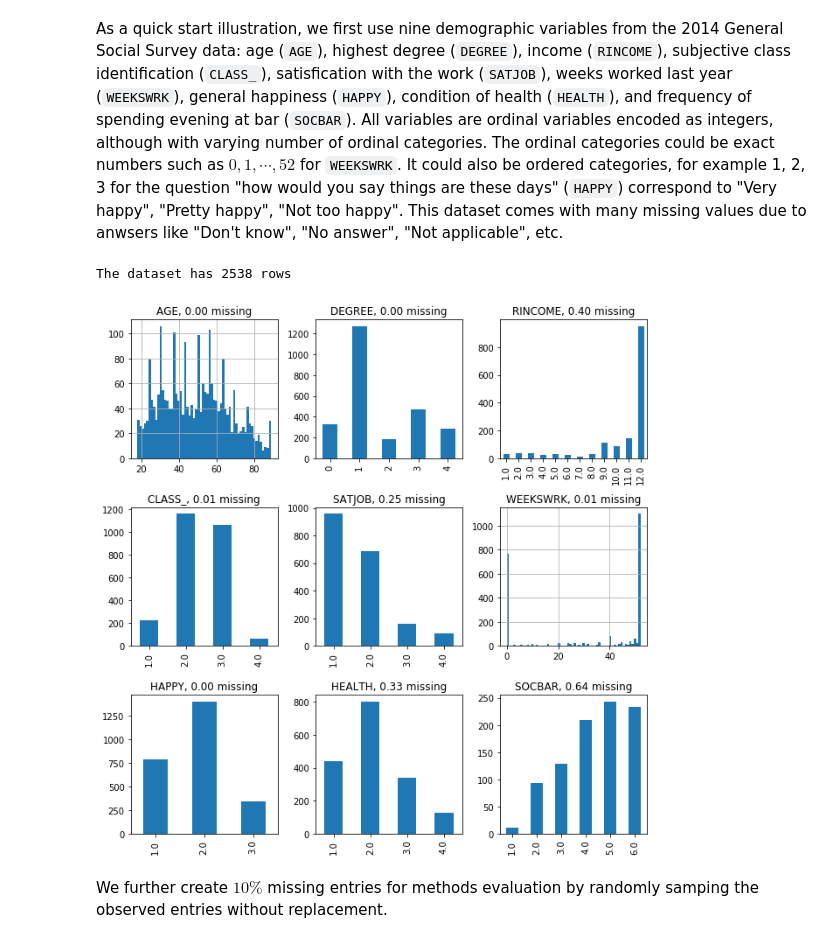
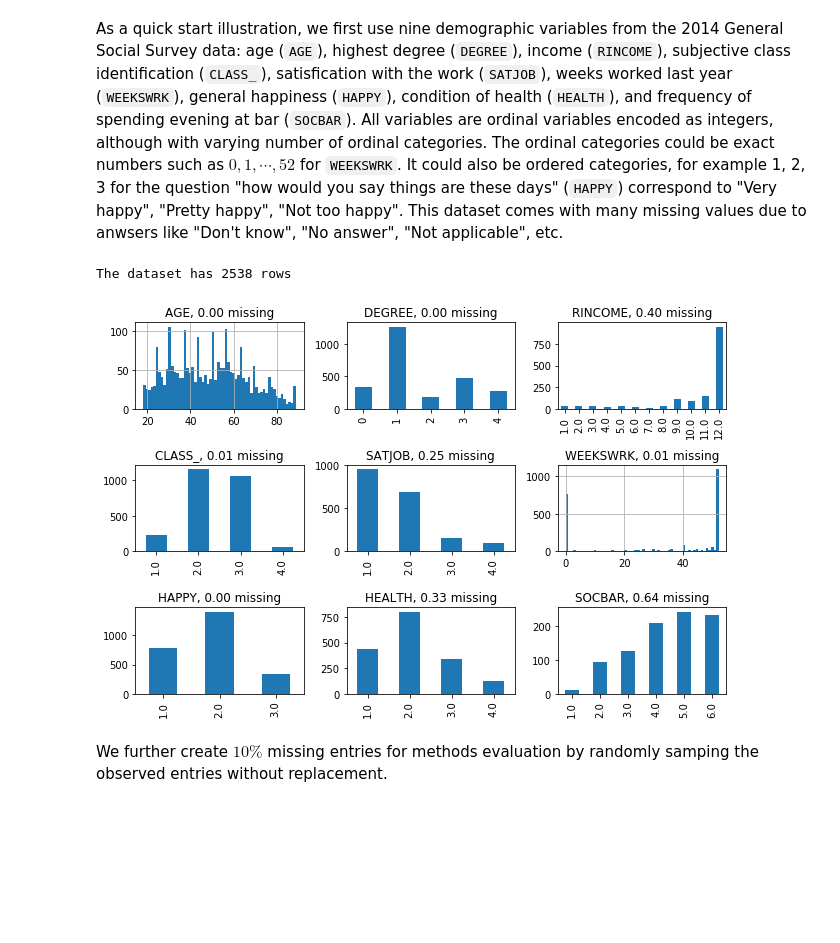
Before and after one commit to udellgroup/gcimpute, a Jupyter notebook: Examples/Main_Tutorial.ipynb, the cells around one changed output. Drawn from its saved outputs; the diff is of its cells as text; code cells hidden in the pictures; blank space fills up the shorter version.

```diff
--- a/Examples/Main_Tutorial.ipynb
+++ b/Examples/Main_Tutorial.ipynb
@@ -16,20 +10,22 @@ Two versions of **GaussianCopulaImp** are available: one as a Python package ava
 # %% [markdown]
 As a quick start illustration, we first use nine demographic variables from the 2014 General Social Survey data: age (`AGE`), highest degree (`DEGREE`), income (`RINCOME`), subjective class identification (`CLASS_`), satisfication with the work (`SATJOB`), weeks worked last year (`WEEKSWRK`), general happiness (`HAPPY`), condition of health (`HEALTH`), and frequency of spending evening at bar (`SOCBAR`). All variables are ordinal variables encoded as integers, although with varying number of ordinal categories. The ordinal categories could be exact numbers such as $0, 1, \cdots, 52$ for `WEEKSWRK`. It could also be ordered categories, for example 1, 2, 3 for the question "how would you say things are these days" (`HAPPY`) correspond to "Very happy", "Pretty happy", "Not too happy".  This dataset comes with many missing values due to anwsers like "Don't know", "No answer", "Not applicable", etc.
 # %%
-cols = ['AGE', 'DEGREE', 'RINCOME', 'CLASS_', 'SATJOB', 'WEEKSWRK', 'HAPPY', 'HEALTH', 'SOCBAR']
-data_gss = load_GSS(cols = cols)
+from GaussianCopulaImp.helper_data_generation import load_GSS
+data_gss = load_GSS()
 print(f'The dataset has {len(data_gss)} rows')
-fig, axes = plt.subplots(3, 3, figsize=(9,9))
+fig, axes = plt.subplots(3, 3, figsize=(9,6))
 for i,col in enumerate(data_gss):
     if col in ['AGE', 'WEEKSWRK']:
         data_gss[col].dropna().hist(ax=axes[i//3, i%3], bins=60)
     else:
-        data_gss[col].dropna().value_counts().sort_index().plot(kind='bar', ax=axes[i//3, i%3])
-    axes[i//3, i%3].set_title(f'{col}, {data_gss[col].isna().mean():.2f} missing')
+        to_plot=data_gss[col].dropna().value_counts().sort_index()
+        to_plot.plot(kind='bar', ax=axes[i//3, i%3])
+    _title = f'{col}, {data_gss[col].isna().mean():.2f} missing'
+    axes[i//3, i%3].set_title(_title)
 plt.tight_layout()
 # %% [output]
 The dataset has 2538 rows
-[figure, old version]
+[figure, new version]
 # %% [markdown]
 We further create $10\%$ missing entries for methods evaluation by randomly samping the observed entries without replacement.
 # %%
```
Also changed, not shown: parts of 71 cells of this notebook, 3 other files.
